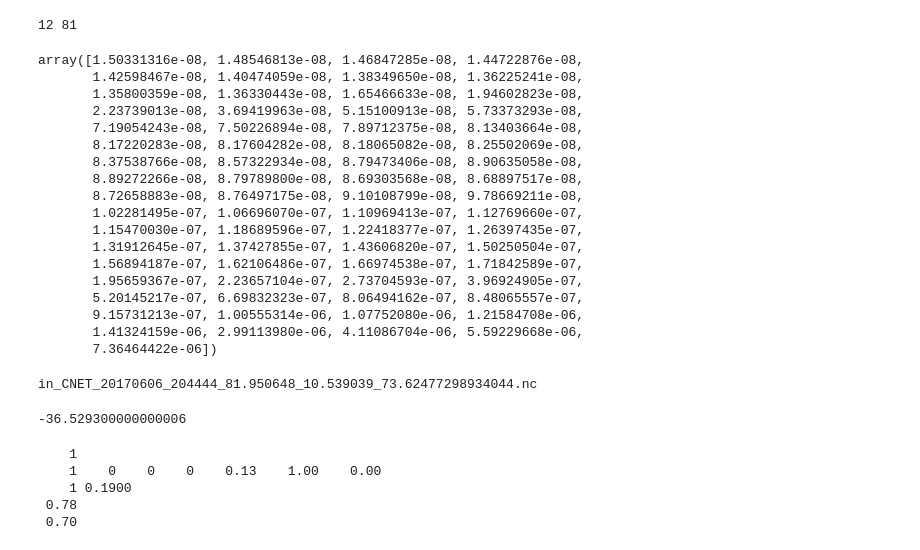
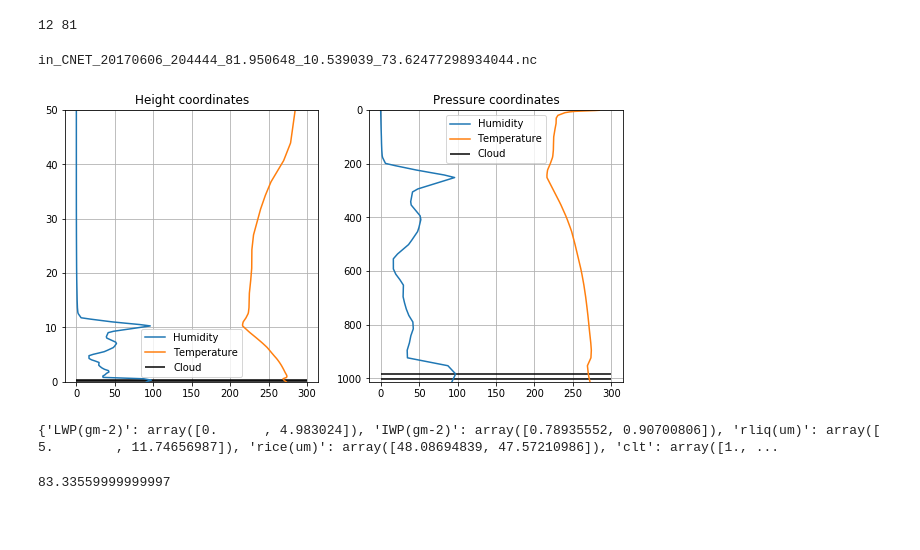
Before and after one commit to RichterIUP/run_RRTMG_OOP, a Jupyter notebook: jupyter-notebooks/run_RRTMG_Cloudnet.ipynb, the cells around one changed output. Saved outputs shown, nothing was run; the diff lists cells and outputs as text; code cells hidden in the pictures; blank space fills up the shorter version.

```diff
--- a/jupyter-notebooks/run_RRTMG_Cloudnet.ipynb
+++ b/jupyter-notebooks/run_RRTMG_Cloudnet.ipynb
@@ -29,27 +27,6 @@ print(lat, lon)
 import scipy.interpolate
 o3_f = scipy.interpolate.interp1d(np.array(z_era5[0,:,12,81]), np.array(o3[0,:,12,81]), fill_value="extrapolate")
 o3 = o3_f(np.array(z))
-# %%
-o3
-# %% [output]
-array([1.50331316e-08, 1.48546813e-08, 1.46847285e-08, 1.44722876e-08,
-       1.42598467e-08, 1.40474059e-08, 1.38349650e-08, 1.36225241e-08,
-       1.35800359e-08, 1.36330443e-08, 1.65466633e-08, 1.94602823e-08,
-       2.23739013e-08, 3.69419963e-08, 5.15100913e-08, 5.73373293e-08,
-       7.19054243e-08, 7.50226894e-08, 7.89712375e-08, 8.13403664e-08,
-       8.17220283e-08, 8.17604282e-08, 8.18065082e-08, 8.25502069e-08,
-       8.37538766e-08, 8.57322934e-08, 8.79473406e-08, 8.90635058e-08,
-       8.89272266e-08, 8.79789800e-08, 8.69303568e-08, 8.68897517e-08,
-       8.72658883e-08, 8.76497175e-08, 9.10108799e-08, 9.78669211e-08,
-       1.02281495e-07, 1.06696070e-07, 1.10969413e-07, 1.12769660e-07,
-       1.15470030e-07, 1.18689596e-07, 1.22418377e-07, 1.26397435e-07,
-       1.31912645e-07, 1.37427855e-07, 1.43606820e-07, 1.50250504e-07,
-       1.56894187e-07, 1.62106486e-07, 1.66974538e-07, 1.71842589e-07,
-       1.95659367e-07, 2.23657104e-07, 2.73704593e-07, 3.96924905e-07,
-       5.20145217e-07, 6.69832323e-07, 8.06494162e-07, 8.48065557e-07,
-       9.15731213e-07, 1.00555314e-06, 1.07752080e-06, 1.21584708e-06,
-       1.41324159e-06, 2.99113980e-06, 4.11086704e-06, 5.59229668e-06,
-       7.36464422e-06])
 # %%
 path_retrievals = "/home/philipp/Doktorandenzeit/DATA_PHD/RRTMG/INPUT/INPUT_FOR_RRTMG/RRTMG_input_nomod"#"/mnt/beegfs/user/phi.richter/DATA_PHD/RRTMG/INPUT/INPUT_FOR_RRTMG/RRTMG_input_nomod"
 ssp_ice = "./"
@@ -62,15 +39,22 @@ model = FLUXES.RRTMG(path_rrtmg+"/rrtmg_lw_v5.00_linux_pgi", path_rrtmg+"/rrtmg_
 # %%
 epsilon = 0.99*np.ones(16)
 epsilon[np.array([5,6,7])] = 0.98
 spec = files[10000]
 print(spec)
 #atm_file = "/mnt/beegfs/user/phi.richter/ERA5_atm_interpolated/ERA5"+spec.split("in_CNET")[1].split(".nc")[0]+".csv"
 model.read_cloudnet(os.path.join(path_retrievals, spec))#, pattern_fname="ERA5_%Y%m%d_%H%M%S.nc")
 model.plot_atmosphere()
+print(model.get_cparam())
+atm = model.get_atmosphere()
+model.scale('cwp', 10)
+model.scale('lwp', 10)
+model.scale('iwp', 10)
 #model.replace_atmosphere(atm_file)
 #model.plot_atmosphere()
 # %% [output]
 in_CNET_20170606_204444_81.950648_10.539039_73.62477298934044.nc
+[figure, added]
+{'LWP(gm-2)': array([0.      , 4.983024]), 'IWP(gm-2)': array([0.78935552, 0.90700806]), 'rliq(um)': array([ 5.        , 11.74656987]), 'rice(um)': array([48.08694839, 47.57210986]), 'clt': array([1., ...
 # %%
 o3_ppmv = 0.*np.ones(z.size)#np.ones(z.size)#28.9644 / 47.9982 * 1e6 * o3
 co2 = np.zeros(z.size)
@@ -96,12 +79,4 @@ model.write_results("/home/philipp/out1.nc")
 # %%
-model.get_fluxes_solar(30)['all']['DOWNWARD FLUX'].iloc[73]-model.get_fluxes_solar(30)['clear']['DOWNWARD FLUX'].iloc[73]
+model.get_fluxes_terrestrial(17)['all']['DOWNWARD FLUX'].iloc[73]-model.get_fluxes_terrestrial(17)['clear']['DOWNWARD FLUX'].iloc[73]
 # %% [output]
--36.529300000000006
+83.33559999999997
-# %%
-print(input_aer)
-# %% [output]
-    1
-    1    0    0    0    0.13    1.00    0.00
-    1 0.1900
- 0.78
- 0.70
```
Also changed, not shown: parts of 5 cells of this notebook, 7 other files.
